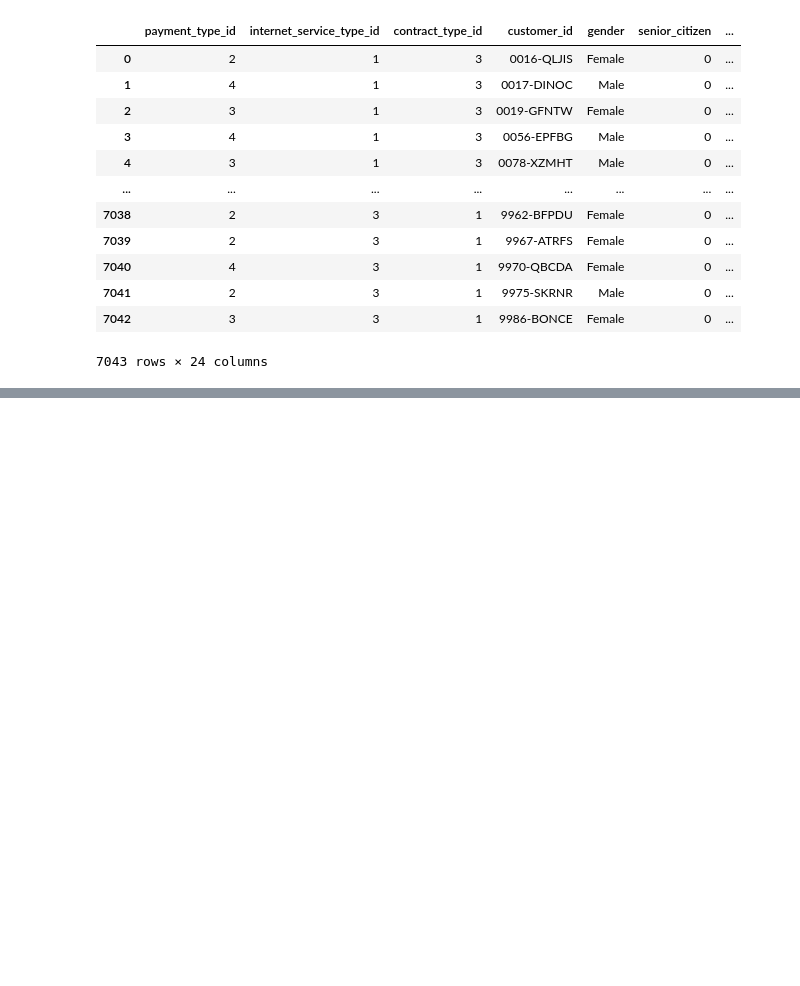
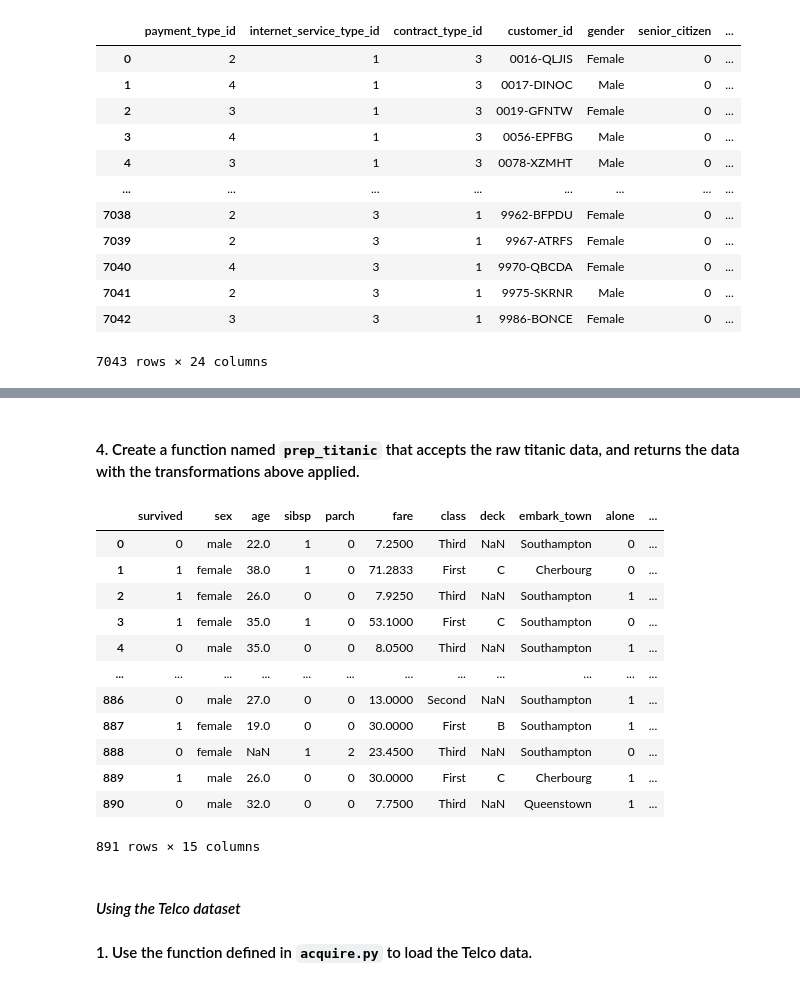
Before and after one commit to sophia-stewart/classification-exercises, a Jupyter notebook: classification_exercises.ipynb, the cells around one changed output, grey strips where cells are left out. Drawn from its saved outputs; the diff is of its cells as text; code cells hidden in the pictures; blank space fills up the shorter version.

```diff
--- a/classification_exercises.ipynb
+++ b/classification_exercises.ipynb
@@ -285,0 +390,3 @@ get_telco_data()
+# %%
+titanic = titanic.drop(columns=['passenger_id', 'pclass', 'embarked'])
+titanic.head()
@@ -285,0 +402,3 @@ get_telco_data()
+# %%
+dummies = pd.get_dummies(titanic[['class', 'embark_town', 'sex']], drop_first=True)
+dummies.head()
@@ -285,0 +412,3 @@ get_telco_data()
+# %%
+titanic = pd.concat([titanic, dummies], axis=1)
+titanic.head()
@@ -285,0 +422,29 @@ get_telco_data()
+# %% [markdown]
+#### 4. Create a function named `prep_titanic` that accepts the raw titanic data, and returns the data with the transformations above applied.
+# %%
+def prep_titanic(titanic):
+    titanic = titanic.drop(columns=['passenger_id', 'pclass', 'embarked'])
+    dummies = pd.get_dummies(titanic[['class', 'embark_town', 'sex']], drop_first=True)
+    titanic = pd.concat([titanic, dummies], axis=1)
+    return titanic
+# %%
+titanic = acquire.get_titanic_data()
+prep_titanic(titanic)
+# %% [output]
+|  | survived | sex | age | sibsp | parch | fare | class | deck | embark_town | alone | ... |
+| 0 | 0 | male | 22.0 | 1 | 0 | 7.2500 | Third | NaN | Southampton | 0 | ... |
+| 1 | 1 | female | 38.0 | 1 | 0 | 71.2833 | First | C | Cherbourg | 0 | ... |
+| 2 | 1 | female | 26.0 | 0 | 0 | 7.9250 | Third | NaN | Southampton | 1 | ... |
+| 3 | 1 | female | 35.0 | 1 | 0 | 53.1000 | First | C | Southampton | 0 | ... |
+| 4 | 0 | male | 35.0 | 0 | 0 | 8.0500 | Third | NaN | Southampton | 1 | ... |
+| ... | ... | ... | ... | ... | ... | ... | ... | ... | ... | ... | ... |
+| 886 | 0 | male | 27.0 | 0 | 0 | 13.0000 | Second | NaN | Southampton | 1 | ... |
+| 887 | 1 | female | 19.0 | 0 | 0 | 30.0000 | First | B | Southampton | 1 | ... |
+| 888 | 0 | female | NaN | 1 | 2 | 23.4500 | Third | NaN | Southampton | 0 | ... |
+| 889 | 1 | male | 26.0 | 0 | 0 | 30.0000 | First | C | Cherbourg | 1 | ... |
+| 890 | 0 | male | 32.0 | 0 | 0 | 7.7500 | Third | NaN | Queenstown | 1 | ... |
+891 rows × 15 columns
+# %% [markdown]
+#### *Using the Telco dataset*
+
+#### 1. Use the function defined in `acquire.py` to load the Telco data.
```
Also changed, not shown: parts of 30 cells of this notebook.
